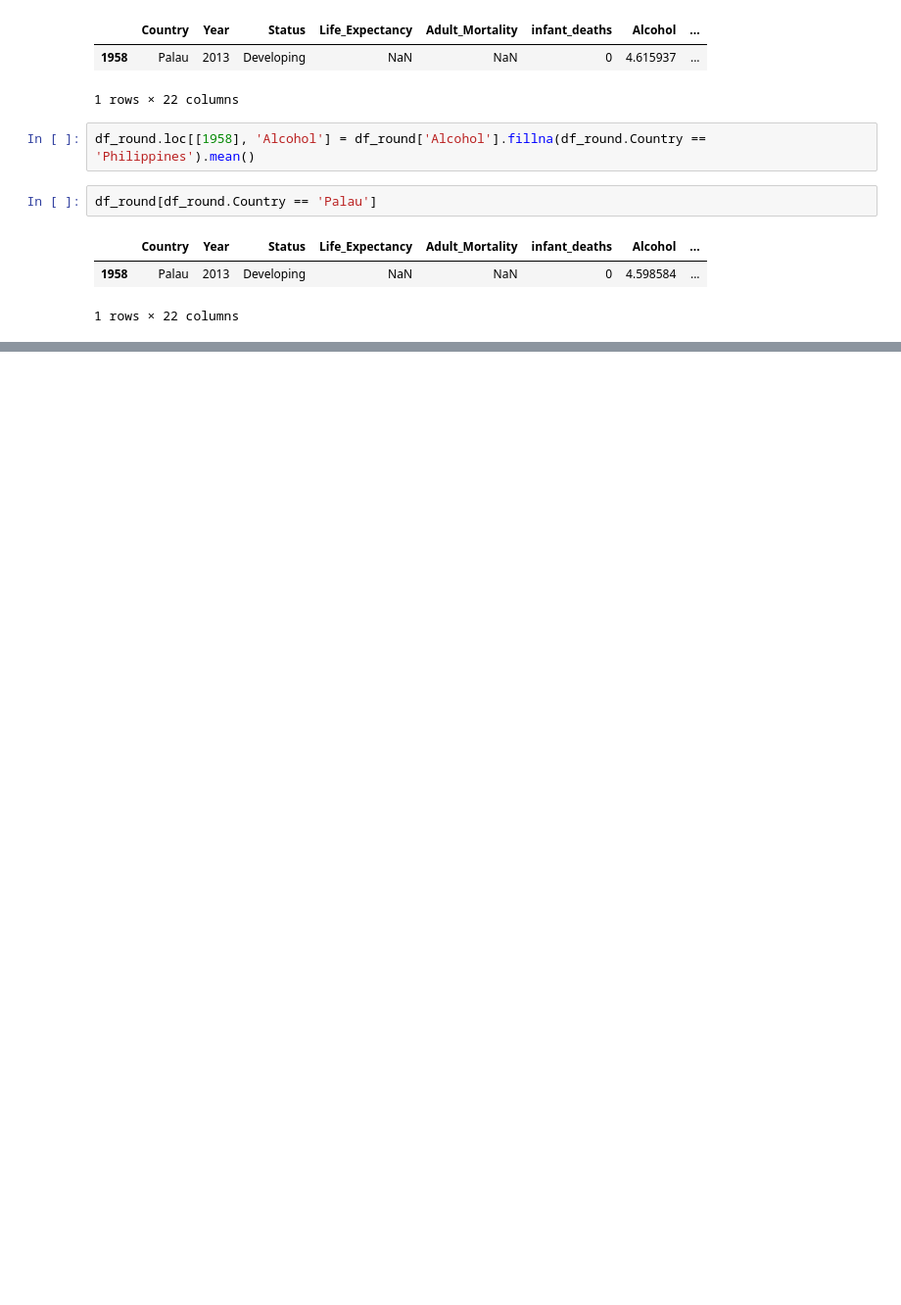
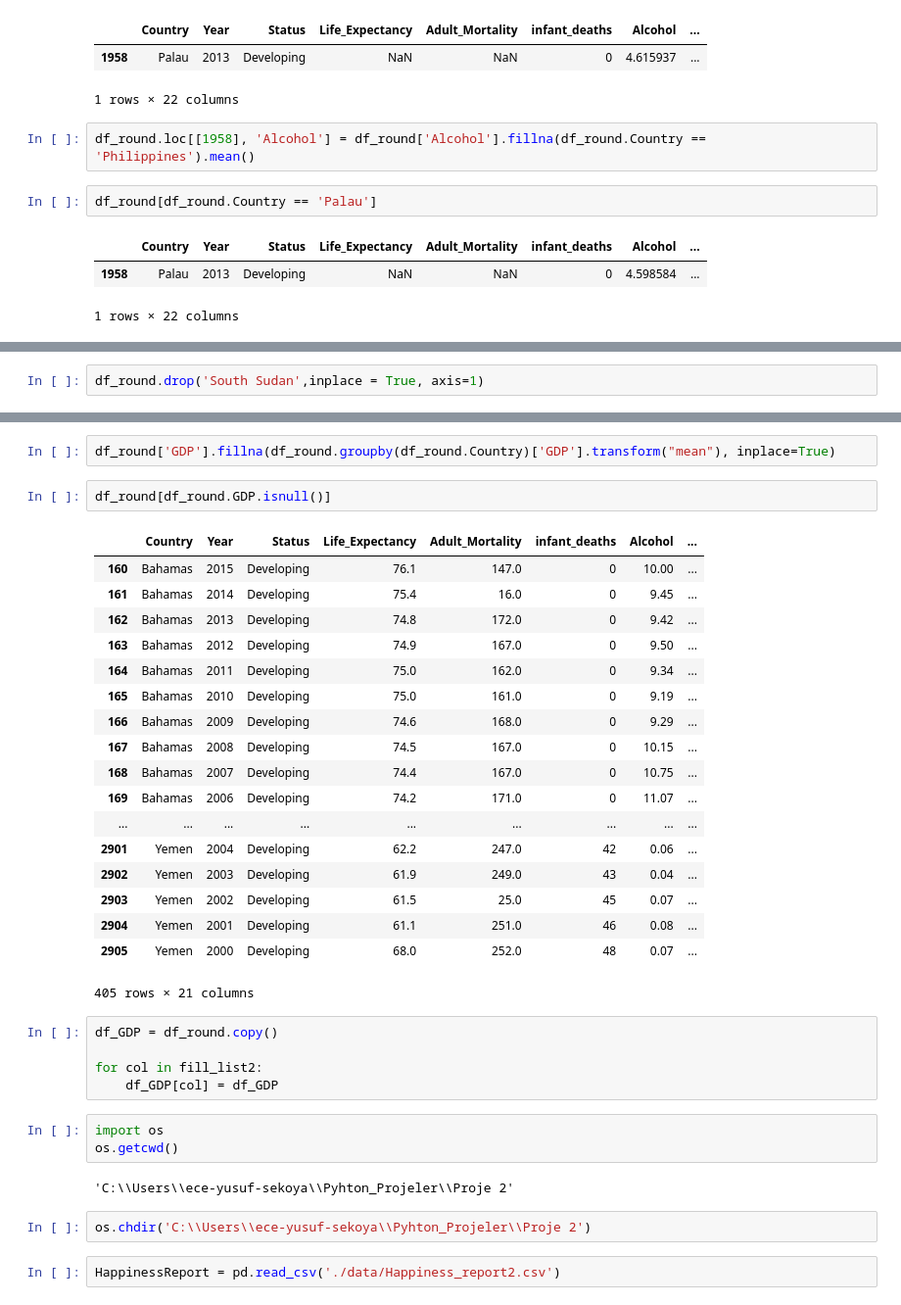
Before and after one commit to EceDolen/Proje-2-, a Jupyter notebook: proje 2 LifeExpectancyData-Copy1.ipynb, the cells around one changed output, grey strips where cells are left out. Shown at 98% size. Drawn from its saved outputs; the diff is of its cells as text; blank space fills up the shorter version.

```diff
--- a/proje 2 LifeExpectancyData-Copy1.ipynb
+++ b/proje 2 LifeExpectancyData-Copy1.ipynb
@@ -609,0 +510,2 @@ plt.title("Korelasyon Matrisi (LifeExpentacy)")
+# %%
+df_round.drop('South Sudan',inplace = True, axis=1)
@@ -609,0 +528,37 @@ plt.title("Korelasyon Matrisi (LifeExpentacy)")
+# %%
+df_round['GDP'].fillna(df_round.groupby(df_round.Country)['GDP'].transform("mean"), inplace=True)
+# %%
+df_round[df_round.GDP.isnull()]
+# %% [output]
+|  | Country | Year | Status | Life_Expectancy | Adult_Mortality | infant_deaths | Alcohol | ... |
+| 160 | Bahamas | 2015 | Developing | 76.1 | 147.0 | 0 | 10.00 | ... |
+| 161 | Bahamas | 2014 | Developing | 75.4 | 16.0 | 0 | 9.45 | ... |
+| 162 | Bahamas | 2013 | Developing | 74.8 | 172.0 | 0 | 9.42 | ... |
+| 163 | Bahamas | 2012 | Developing | 74.9 | 167.0 | 0 | 9.50 | ... |
+| 164 | Bahamas | 2011 | Developing | 75.0 | 162.0 | 0 | 9.34 | ... |
+| 165 | Bahamas | 2010 | Developing | 75.0 | 161.0 | 0 | 9.19 | ... |
+| 166 | Bahamas | 2009 | Developing | 74.6 | 168.0 | 0 | 9.29 | ... |
+| 167 | Bahamas | 2008 | Developing | 74.5 | 167.0 | 0 | 10.15 | ... |
+| 168 | Bahamas | 2007 | Developing | 74.4 | 167.0 | 0 | 10.75 | ... |
+| 169 | Bahamas | 2006 | Developing | 74.2 | 171.0 | 0 | 11.07 | ... |
+| ... | ... | ... | ... | ... | ... | ... | ... | ... |
+| 2901 | Yemen | 2004 | Developing | 62.2 | 247.0 | 42 | 0.06 | ... |
+| 2902 | Yemen | 2003 | Developing | 61.9 | 249.0 | 43 | 0.04 | ... |
+| 2903 | Yemen | 2002 | Developing | 61.5 | 25.0 | 45 | 0.07 | ... |
+| 2904 | Yemen | 2001 | Developing | 61.1 | 251.0 | 46 | 0.08 | ... |
+| 2905 | Yemen | 2000 | Developing | 68.0 | 252.0 | 48 | 0.07 | ... |
+405 rows × 21 columns
+# %%
+df_GDP = df_round.copy()
+
+for col in fill_list2:
+    df_GDP[col] = df_GDP
+# %%
+import os
+os.getcwd()
+# %% [output]
+'C:\\Users\\ece-yusuf-sekoya\\Pyhton_Projeler\\Proje 2'
+# %%
+os.chdir('C:\\Users\\ece-yusuf-sekoya\\Pyhton_Projeler\\Proje 2')
+# %%
+HappinessReport = pd.read_csv('./data/Happiness_report2.csv')
```
Also changed, not shown: parts of 49 cells of this notebook.
